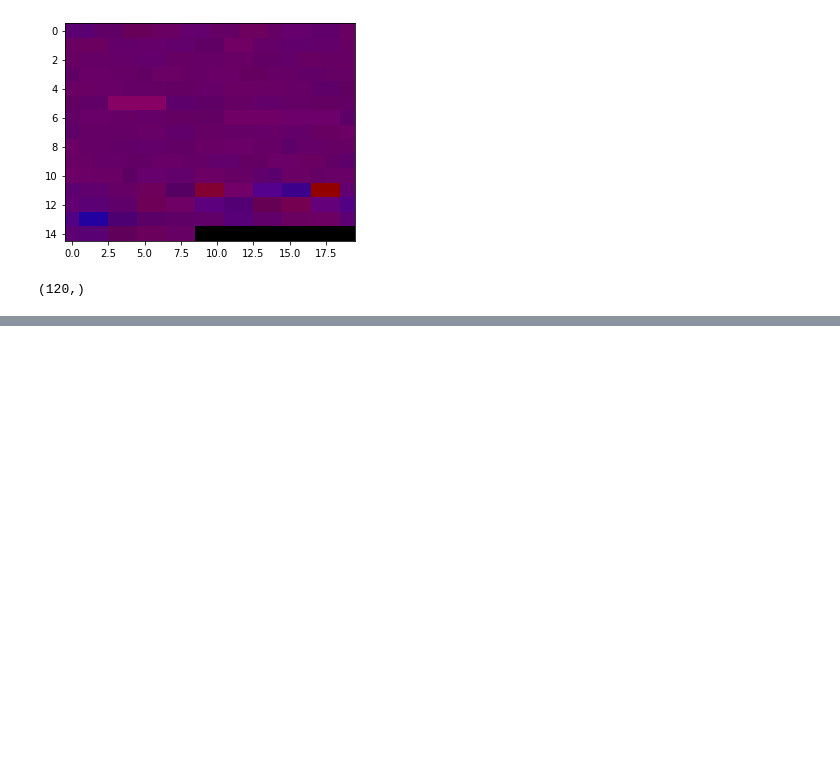
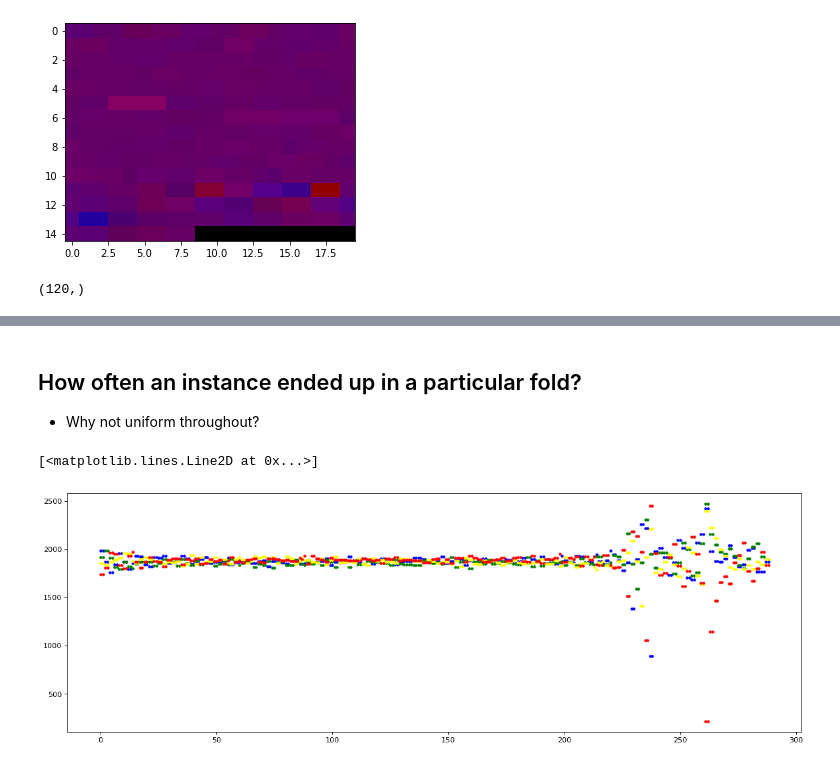
Before and after one commit to hajaalin/n_track_ML, a Jupyter notebook: notebooks/load_acc_train_index.ipynb, the cells around one changed output, grey strips where cells are left out. Cells and saved outputs as stored; diff of their text form; code cells hidden in the pictures; blank space fills up the shorter version.

```diff
--- a/notebooks/load_acc_train_index.ipynb
+++ b/notebooks/load_acc_train_index.ipynb
@@ -198,0 +219,19 @@ ish.shape
+# %% [markdown]
+## How often an instance ended up in a particular fold?
+- Why not uniform throughout?
+# %%
+
+index_sums = np.sum(index_list, axis=(0) )
+index_sums1 = np.sum(index_list[0:9999:4], axis=(0) )
+index_sums2 = np.sum(index_list[1:9999:4], axis=(0) )
+index_sums3 = np.sum(index_list[2:9999:4], axis=(0) )
+index_sums4 = np.sum(index_list[3:9999:4], axis=(0) )
+plt.figure(figsize = (18, 6), dpi = 80)
+#plt.plot(index_sums, '.', color='black')
+plt.plot(index_sums1, '.', color='blue')
+plt.plot(index_sums2, '.', color='green')
+plt.plot(index_sums3, '.', color='yellow')
+plt.plot(index_sums4, '.', color='red')
+# %% [output]
+[<matplotlib.lines.Line2D at 0x...>]
+[figure, added]
```
Also changed, not shown: parts of 8 cells of this notebook.
